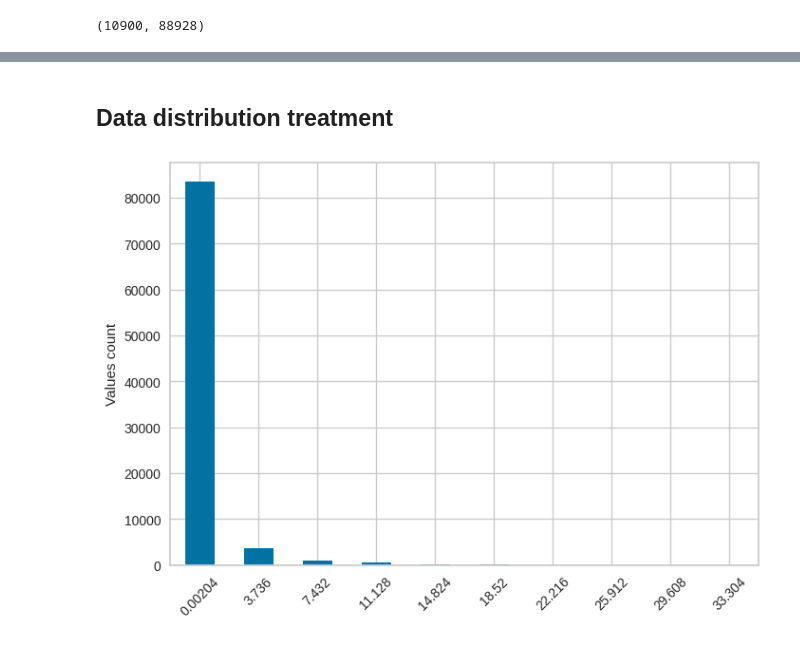
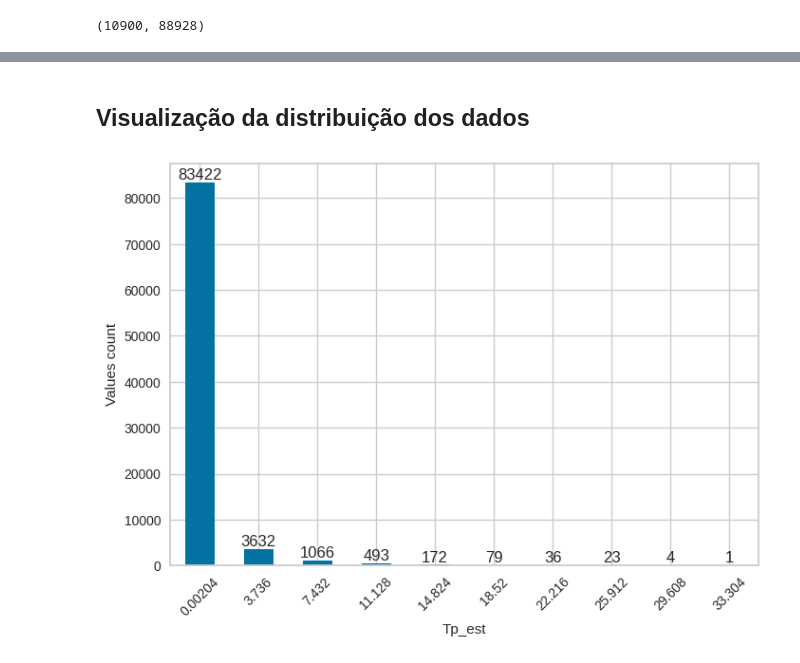
Before and after one commit to Gabp0/machine-learning, a Jupyter notebook: rain-estimation/rain-estimation.ipynb, the cells around one changed output, grey strips where cells are left out. Cells and saved outputs as stored; diff of their text form; code cells hidden in the pictures.

```diff
--- a/rain-estimation/rain-estimation.ipynb
+++ b/rain-estimation/rain-estimation.ipynb
@@ -37,7 +31,7 @@ complete_df
 # %%
 # remove unnecessary columns
 clean_df = complete_df.copy()
-clean_df.drop(columns=['Unnamed: 0', 'range', 'sweep', 'Est', 'x', 'y', 'z', 'latitude', 'longitude', 'distancia'], inplace=True)
+clean_df.drop(columns=['Unnamed: 0', 'azimuth', 'elevation', 'range', 'sweep', 'Est', 'x', 'y', 'z', 'lat', 'lon', 'alt', 'latitude', 'longitude', 'distancia'], inplace=True)
 clean_df = clean_df[clean_df['Tp_est'] != 0]
 clean_df
 # %% [output]
@@ -68,8 +62,3 @@ test.drop(['time'], axis=1, inplace=True)
 len(test), len(train)
 # %% [output]
 (10900, 88928)
-# %%
-# replace Nan values with mean of nearest values
-
-train = train.interpolate(method='linear', limit_direction='both')
-train
@@ -90,18 +65,41 @@ train
-# %% [markdown]
-## Data distribution treatment
+# %% [markdown]
+## Visualização da distribuição dos dados
 # %%
 import matplotlib.pyplot as plt
 
 def visualize(df, column):
     # count column values into bins
     count = df[column].value_counts(bins=10)
     count.index = count.index.astype(str)
     count.index = count.index.str.split(',').str[0].str.replace('(', '')
     count.plot(kind='bar')
     plt.xticks(rotation=45)
     plt.ylabel('Values count')
+    plt.xlabel(df[column].name)
+    plt.bar_label(plt.gca().containers[0])
+
     plt.show()
 
 visualize(train, 'Tp_est')
+
+# train = train.fillna(method='ffill')
+
+# from scipy import stats
+# # remove outliers
+# train = train[(np.abs(stats.zscore(train['Tp_est'])) < 3)]
+# visualize(train, 'Tp_est')
+
+# from sklearn.utils import resample
+# # oversample minority class
+# train_majority = train[train['Tp_est'] < 1]
+# train_minority = train[train['Tp_est'] >= 1]
+
+# train_minority_upsampled = resample(train_minority,
+#                                     replace=True,
+#                                     n_samples=len(train_majority*10),
+#                                     random_state=123)
+
+# train_oversampled = pd.concat([train_majority, train_minority_upsampled])
+# visualize(train_oversampled, 'Tp_est')
 # %% [output]
-[figure, old version]
+[figure, new version]
```
Also changed, not shown: parts of 26 cells of this notebook, 1 other file.
